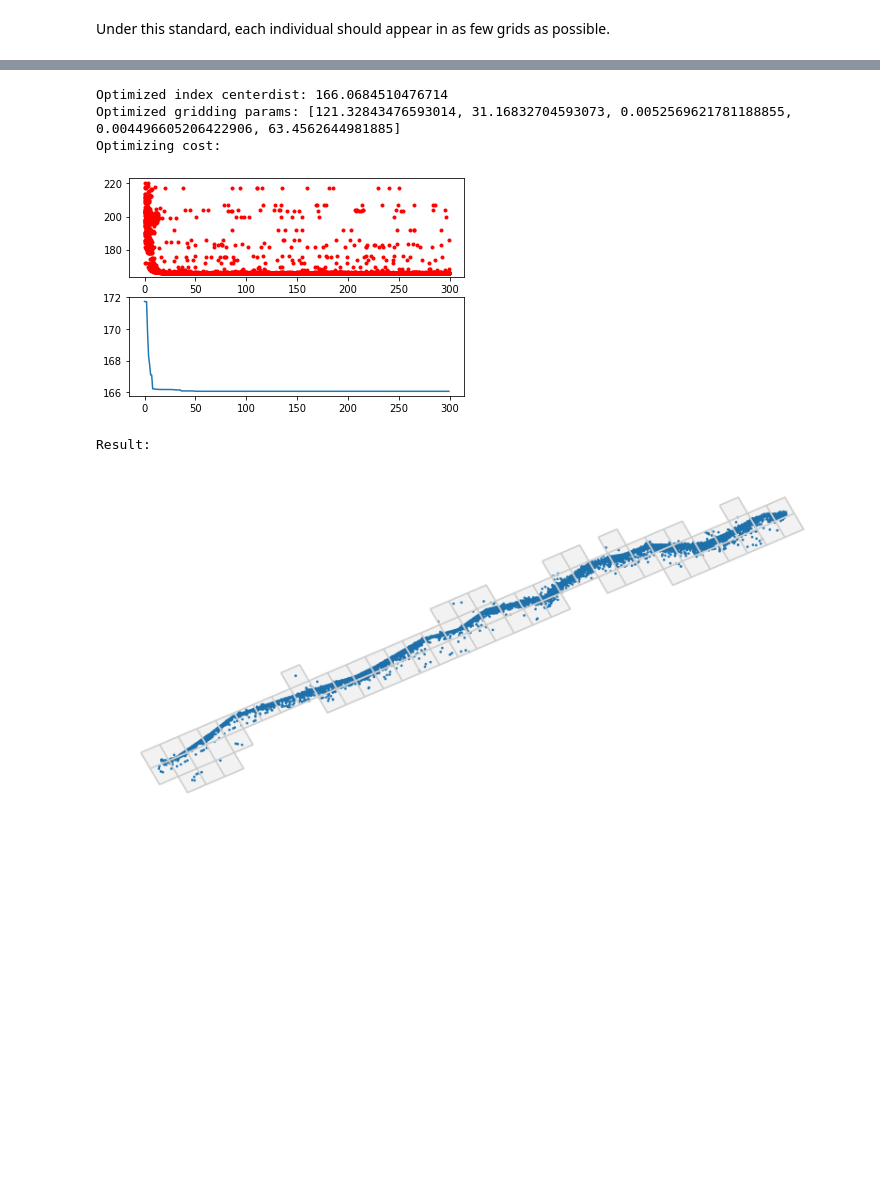
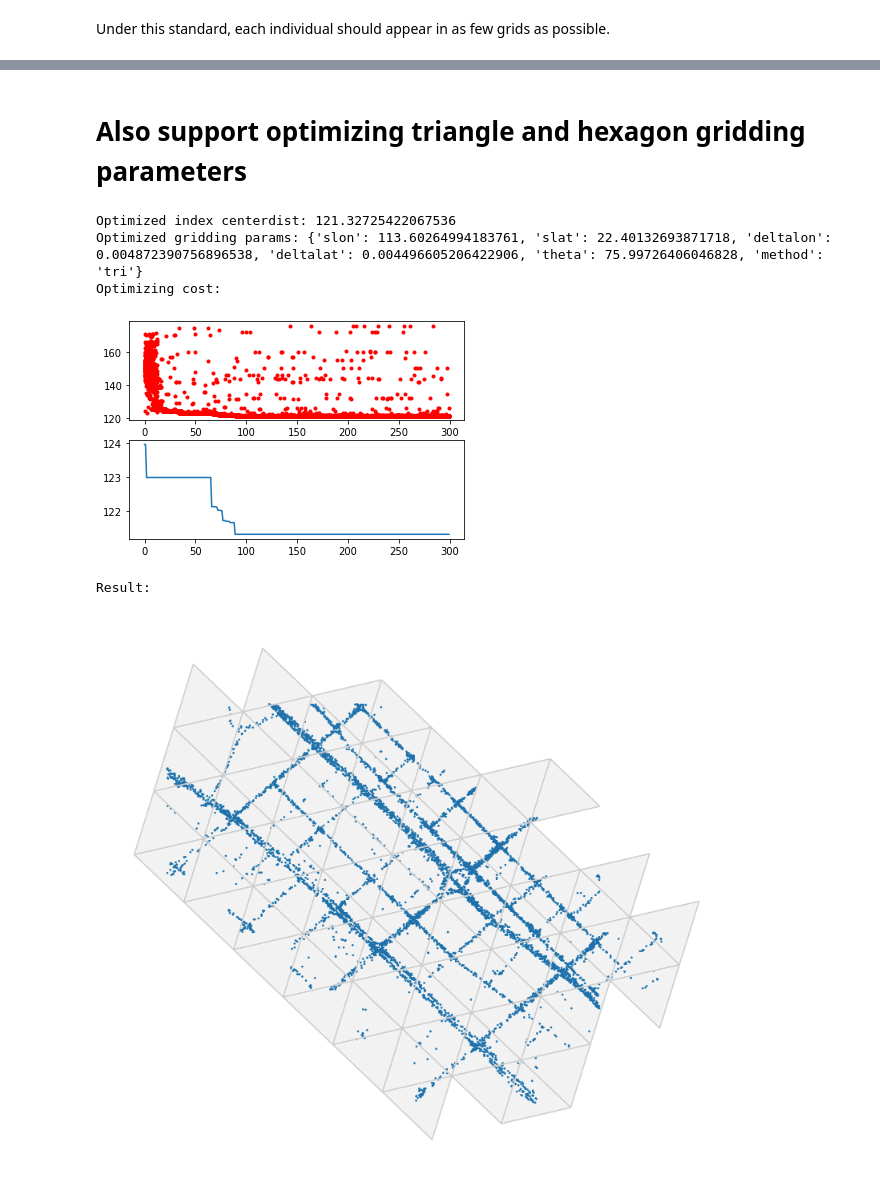
Before and after one commit to ni1o1/transbigdata, a Jupyter notebook: example/Example 6-Optimize grid params.ipynb, the cells around one changed output, grey strips where cells are left out. Drawn from its saved outputs; the diff is of its cells as text; code cells hidden in the pictures; blank space fills up the shorter version.

```diff
--- a/example/Example 6-Optimize grid params.ipynb
+++ b/example/Example 6-Optimize grid params.ipynb
@@ -44,7 +44,7 @@ tripdata = tbd.clean_outofshape(tripdata,area,col=['lon','lat'])
 
 #Generate initial griding params
 bounds = [113.6,22.4,114.8,22.9]
-initialparams = tbd.grid_params(bounds,accuracy = 500)
+initialparams = tbd.area_to_params(bounds,accuracy = 500)
 # %% [markdown]
 # centerdist: Minimize the distance between grid center and GPS data
 # %% [markdown]
@@ -188,18 +106,19 @@ direction1
-# %%
-bounds = [121.327083,31.166373,121.485128,31.234147]
-initialparams = tbd.grid_params(bounds,accuracy = 500)
+# %% [markdown]
+# Also support optimizing triangle and hexagon gridding parameters
+# %%
+initialparams['method'] = 'tri'
 # %%
 #Optimize gridding params
-params_optimized = tbd.grid_params_optimize(direction1,
+params_optimized = tbd.grid_params_optimize(tripdata,
                                             initialparams,
-                                            col=['VehicleId','lon','lat'],
-                                            method='centerdist',
+                                            col=['track_id','lon','lat'],
+                                            optmethod='centerdist',
                                             sample=0, #not sampling
                                             printlog=True)
 # %% [output]
-Optimized index centerdist: 166.0684510476714
-Optimized gridding params: [121.32843476593014, 31.16832704593073, 0.0052569621781188855, 0.004496605206422906, 63.4562644981885]
+Optimized index centerdist: 121.32725422067536
+Optimized gridding params: {'slon': 113.60264994183761, 'slat': 22.40132693871718, 'deltalon': 0.004872390756896538, 'deltalat': 0.004496605206422906, 'theta': 75.99726406046828, 'method': 'tri'}
 Optimizing cost:
-[figure, old version]
+[figure, new version]
 Result:
-[figure, old version]
+[figure, new version]
```
Also changed, not shown: parts of 13 cells of this notebook, 7 other files.
